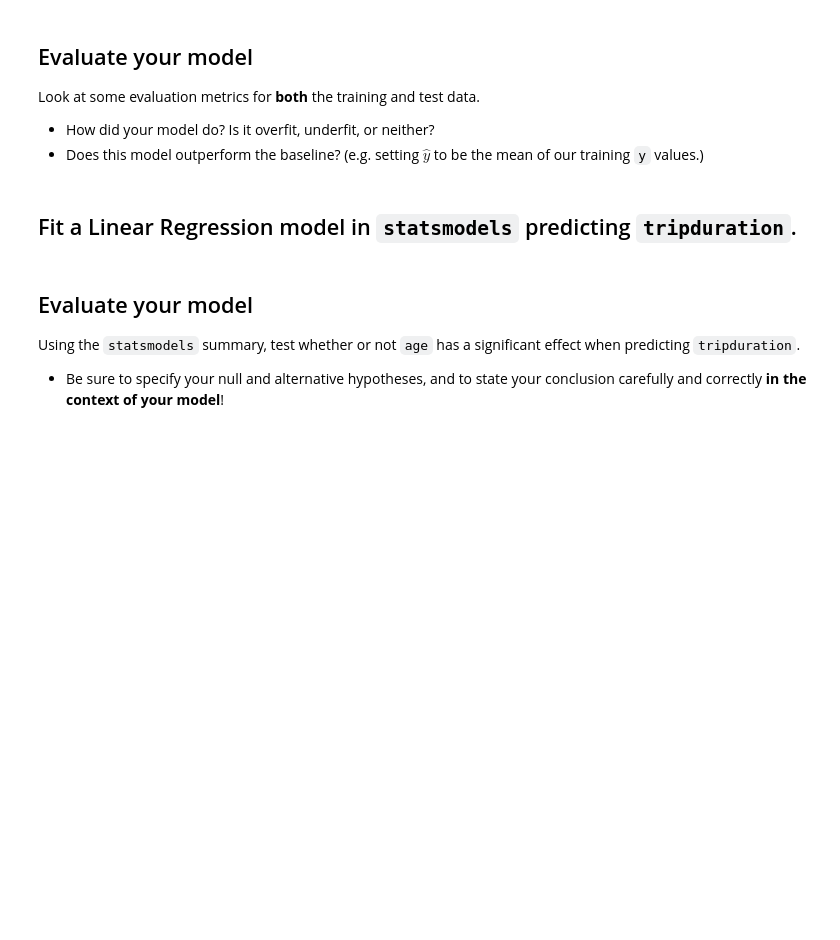
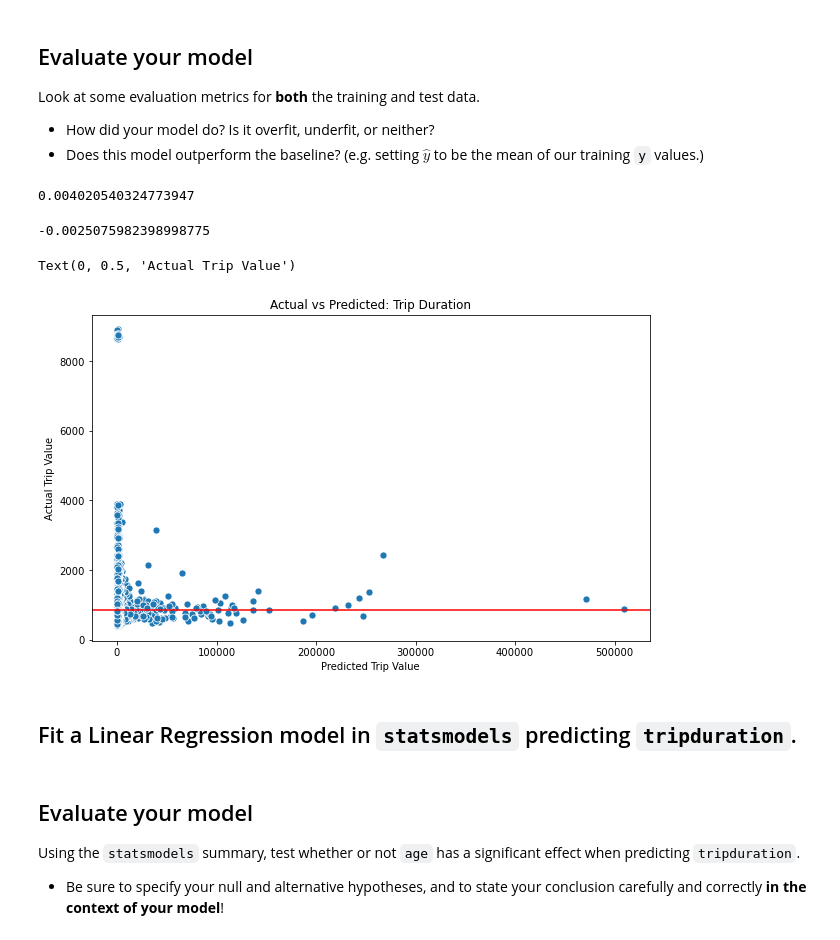
Before and after one commit to viviloaf/general-assembly, a Jupyter notebook: labs/3.02-lab-regression-master/starter-code.ipynb, the cells around one changed output. Drawn from its saved outputs; the diff is of its cells as text; code cells hidden in the pictures; blank space fills up the shorter version.

```diff
--- a/labs/3.02-lab-regression-master/starter-code.ipynb
+++ b/labs/3.02-lab-regression-master/starter-code.ipynb
@@ -50,0 +335,2 @@ For your `X` variables, use `age`, `usertype`, `gender`, and the dummy variables
+# %%
+X = X.drop('usertype', axis=1)
@@ -50,0 +349,2 @@ For your `X` variables, use `age`, `usertype`, `gender`, and the dummy variables
+# %%
+X_train, X_test, y_train, y_test = train_test_split(X, df['tripduration'])
@@ -51,2 +362,6 @@ For your `X` variables, use `age`, `usertype`, `gender`, and the dummy variables
 # %% [markdown]
 ## Fit a Linear Regression model in `sklearn` predicting `tripduration`.
+# %%
+lr = LinearRegression()
+# %%
+lr.fit(X=X_train, y=y_train)
@@ -57,0 +387,8 @@ Look at some evaluation metrics for **both** the training and test data.
+# %%
+lr.score(X_train, y_train)
+# %% [output]
+0.004020540324773947
+# %%
+lr.score(X_test, y_test)
+# %% [output]
+-0.0025075982398998775
@@ -57,0 +424,10 @@ Look at some evaluation metrics for **both** the training and test data.
+# %%
+plt.figure(figsize=(10, 6))
+plt.title('Actual vs Predicted: Trip Duration')
+plt.axhline(y_test.mean(), c='r')
+sns.scatterplot(y_test, lr.predict(X_test), s=50)
+plt.xlabel('Predicted Trip Value')
+plt.ylabel('Actual Trip Value')
+# %% [output]
+Text(0, 0.5, 'Actual Trip Value')
+[figure, added]
```
Also changed, not shown: parts of 70 cells of this notebook.
